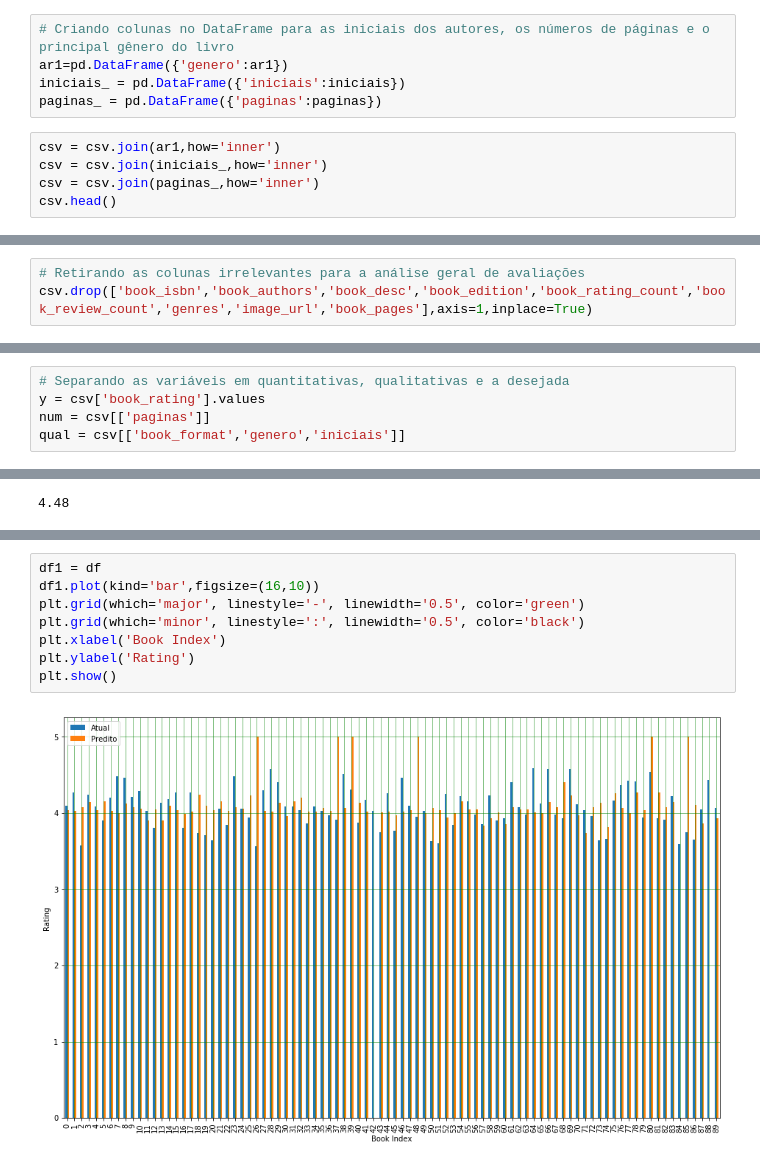
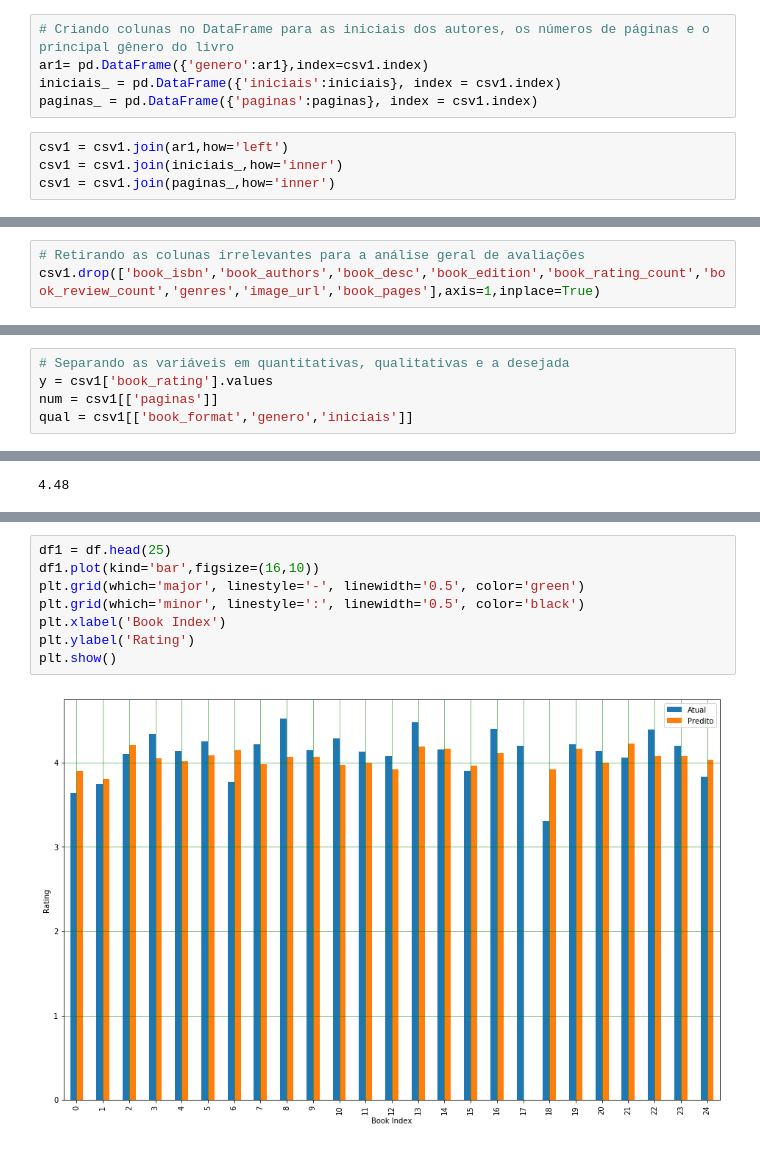
Before and after one commit to PedroHMenezes/PF_Book_rating, a Jupyter notebook: Books.ipynb, the cells around one changed output, grey strips where cells are left out. Cells and saved outputs as stored; diff of their text form.

Commit message:
generos, paginas e iniciais acertadas

```diff
--- a/Books.ipynb
+++ b/Books.ipynb
@@ -75,10 +73,9 @@ len(csv.index)
 # %%
 # Criando colunas no DataFrame para as iniciais dos autores, os números de páginas e o principal gênero do livro
-ar1=pd.DataFrame({'genero':ar1})
-iniciais_ = pd.DataFrame({'iniciais':iniciais})
-paginas_ = pd.DataFrame({'paginas':paginas})
+ar1= pd.DataFrame({'genero':ar1},index=csv1.index)
+iniciais_ = pd.DataFrame({'iniciais':iniciais}, index = csv1.index)
+paginas_ = pd.DataFrame({'paginas':paginas}, index = csv1.index)
 # %%
-csv = csv.join(ar1,how='inner')
-csv = csv.join(iniciais_,how='inner')
-csv = csv.join(paginas_,how='inner')
-csv.head()
+csv1 = csv1.join(ar1,how='left')
+csv1 = csv1.join(iniciais_,how='inner')
+csv1 = csv1.join(paginas_,how='inner')
@@ -92,4 +96,4 @@ csv.head()
 # %%
 # Retirando as colunas irrelevantes para a análise geral de avaliações
-csv.drop(['book_isbn','book_authors','book_desc','book_edition','book_rating_count','book_review_count','genres','image_url','book_pages'],axis=1,inplace=True)
+csv1.drop(['book_isbn','book_authors','book_desc','book_edition','book_rating_count','book_review_count','genres','image_url','book_pages'],axis=1,inplace=True)
 # %%
@@ -150,8 +108,8 @@ csv.loc[(csv['book_rating']>= 3.5)]
 # %%
 # Separando as variáveis em quantitativas, qualitativas e a desejada
-y = csv['book_rating'].values
-num = csv[['paginas']]
-qual = csv[['book_format','genero','iniciais']]
+y = csv1['book_rating'].values
+num = csv1[['paginas']]
+qual = csv1[['book_format','genero','iniciais']]
 # %%
 qual.head()
 # %% [output]
@@ -217,13 +182,13 @@ df.head()
 # %%
-df1 = df
+df1 = df.head(25)
 df1.plot(kind='bar',figsize=(16,10))
 plt.grid(which='major', linestyle='-', linewidth='0.5', color='green')
 plt.grid(which='minor', linestyle=':', linewidth='0.5', color='black')
 plt.xlabel('Book Index')
 plt.ylabel('Rating')
 plt.show()
 # %% [output]
-[figure, old version]
+[figure, new version]
 # %%
 print("O R² é " + str(metrics.r2_score(df['Atual'],df['Predito'])))
 # %% [output]
```
Also changed, not shown: parts of 13 cells of this notebook.
